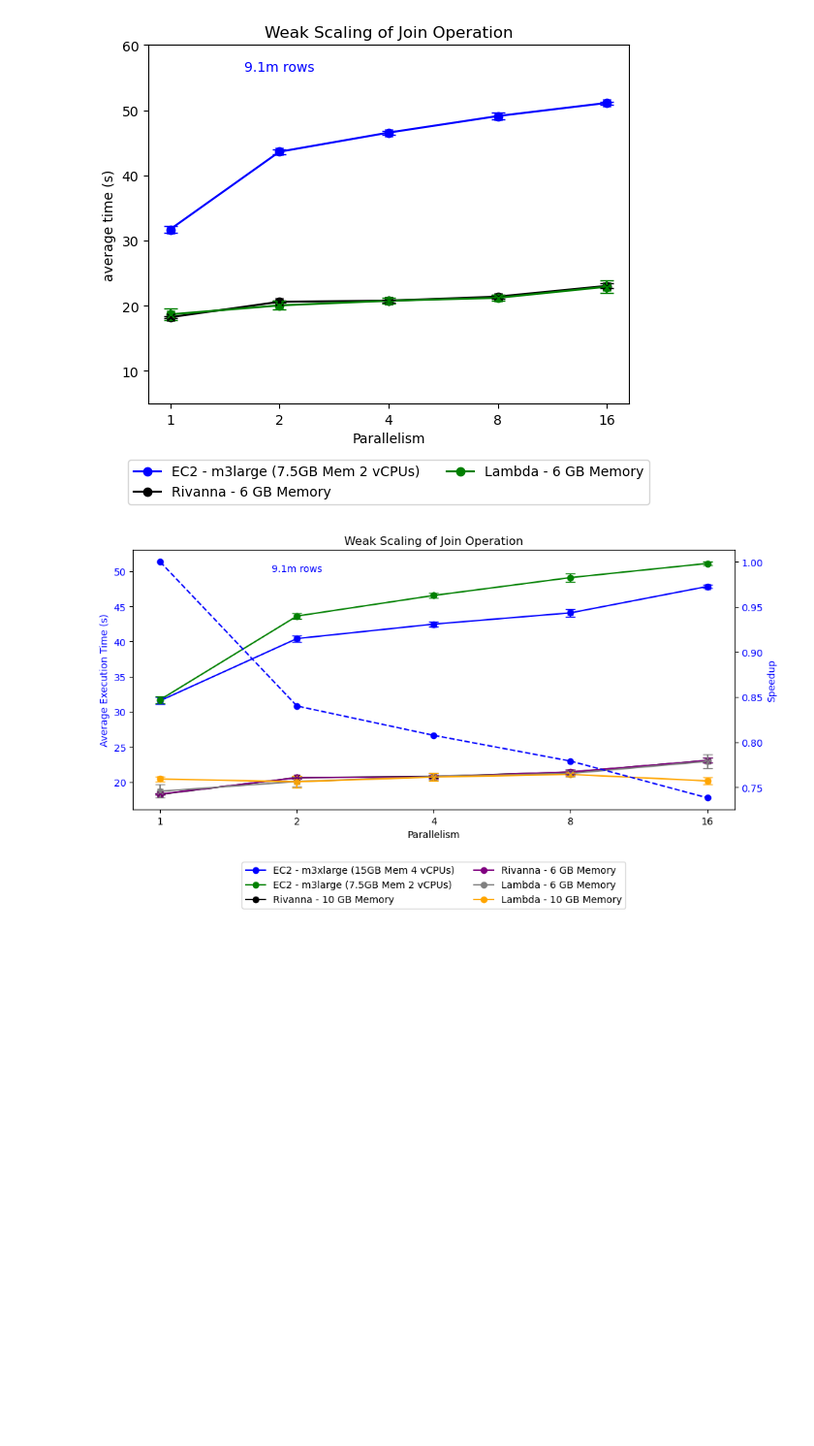
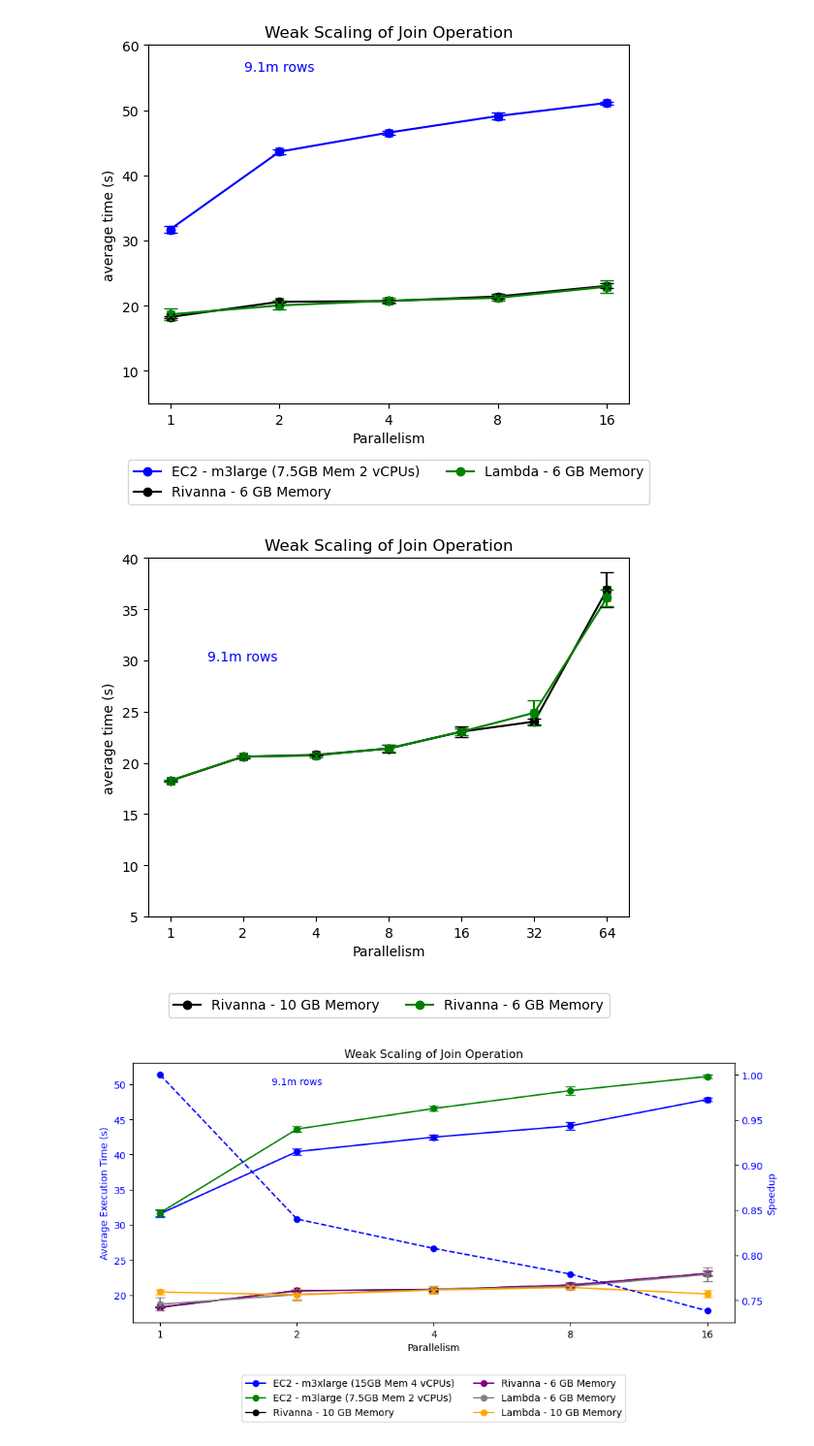
Before and after one commit to mstaylor/cylon, a Jupyter notebook: target/aws/scripts/notebooks/Join_Weak_Scaling_quals.ipynb, the cells around one changed output. Shown at 97% size. Cells and saved outputs as stored; diff of their text form; code cells hidden in the pictures; blank space fills up the shorter version.

```diff
--- a/target/aws/scripts/notebooks/Join_Weak_Scaling_quals.ipynb
+++ b/target/aws/scripts/notebooks/Join_Weak_Scaling_quals.ipynb
@@ -97,6 +97,54 @@ plt.savefig('join-w-scaling.svg', format='svg')
 plt.show()
 # %% [output]
 [figure]
+# %%
+import matplotlib.pyplot as plt
+
+# Given data
+world_size = ['1', '2', '4', '8', '16', '32', '64']
+
+#fargate_16_28 = [33.68915534, 43.69193071, 41.93854758, 47.86141147, 47.81775132]
+rivanna_10GB = [18.24416029, 20.60858124, 20.78106607, 21.40211465, 23.05694579, 24.03629866, 36.92537579]
+rivanna_6GB = [18.2778548, 20.607876, 20.72528571, 21.42728365, 23.0560276, 24.897775, 36.14100222]
+
+
+
+#fargate_16_28_err = [ 0.06717432151, 0.1975157265, 1.030607572, 0.6329357667, 1.287566371]
+rivanna_10GB_err = [0.04521065741, 0.123516355, 0.04790843696, 0.3732098776, 0.5051334901, 0.2561240218, 1.70350942]
+rivanna_6GB_err = [0.1082922049, 0.1178178359, 0.2236477965, 0.3307268371, 0.3448240028, 1.267297664, 0.7986780213]
+
+
+# Create a line chart
+
+
+plt.plot(world_size, rivanna_10GB, marker='o', color='black', label='Rivanna - 10 GB Memory')
+plt.plot(world_size, rivanna_6GB, marker='o', color='g', label='Rivanna - 6 GB Memory')
+
+
+plt.errorbar(world_size, rivanna_10GB, yerr=rivanna_10GB_err, fmt='x', color='black', ecolor='black', capsize=5)
+plt.errorbar(world_size, rivanna_6GB, yerr=rivanna_6GB_err, fmt='x', color='g', ecolor='g', capsize=5)
+
+custom_text = "9.1m rows"
+plt.text(1, 30, custom_text, fontsize=10, color='blue', ha='center')
+
+plt.ylim(5, 40)
+
+plt.xticks(world_size)
+
+# Add labels and title
+plt.xlabel('Parallelism')
+plt.ylabel('average time (s)')
+plt.title('Weak Scaling of Join Operation')
+
+# Add a legend
+plt.legend(loc="lower center", bbox_to_anchor=(0.5, -0.3), ncol=2)
+
+plt.savefig('join-w-scaling.svg', format='svg')
+
+# Display the chart
+plt.show()
+# %% [output]
+[figure, added]
 # %%
 import matplotlib.pyplot as plt
 import numpy as np
```
Also changed, not shown: parts of 2 cells of this notebook, 1 other file.
